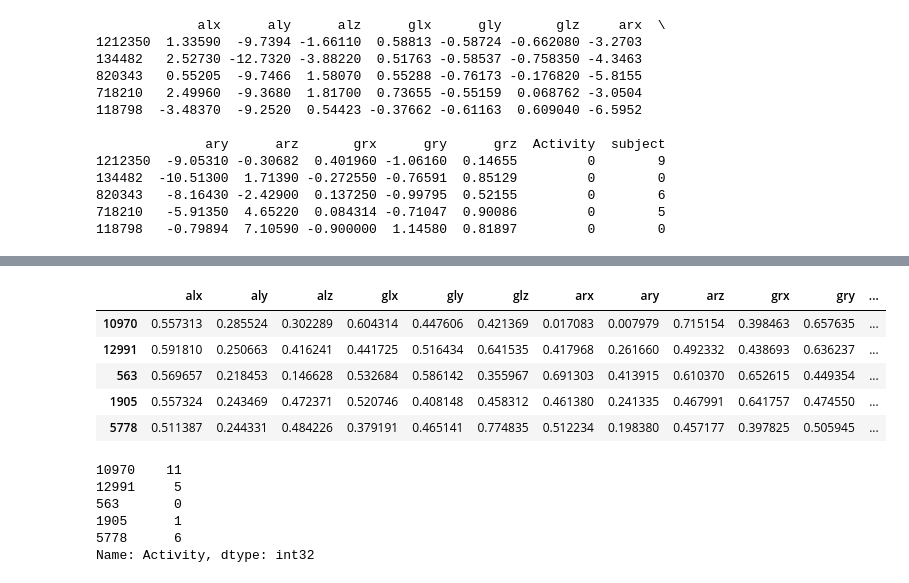
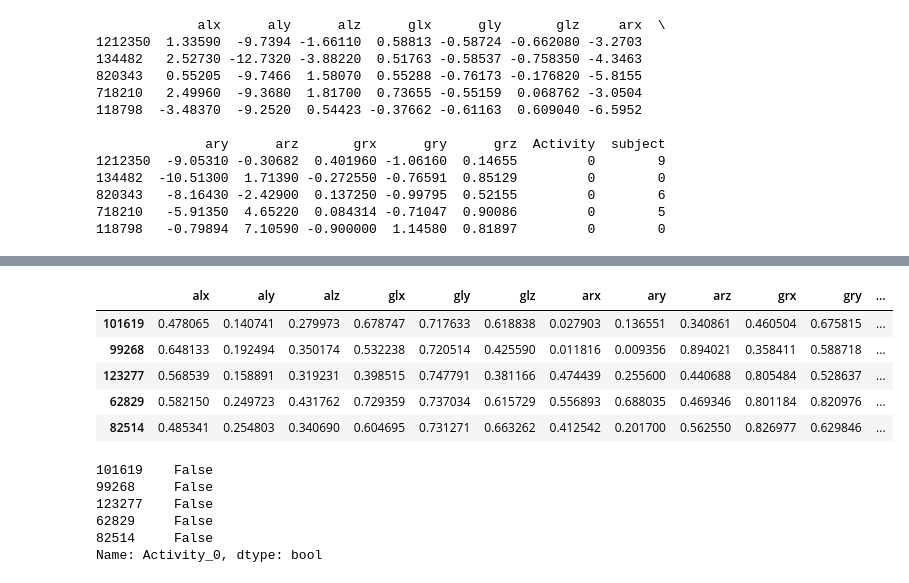
Before and after one commit to timothychu99/CSE151A_Group_Project, a Jupyter notebook: preprocessing.ipynb, the cells around one changed output, grey strips where cells are left out. Cells and saved outputs as stored; diff of their text form; code cells hidden in the pictures.

```diff
--- a/preprocessing.ipynb
+++ b/preprocessing.ipynb
@@ -39,7 +43,7 @@ seed=42
 
 df = pd.DataFrame()
 for i in m_health_data['Activity'].unique():
-    samples = m_health_data[m_health_data['Activity'] == i].sample(random_state=seed, n=1000)
+    samples = m_health_data[m_health_data['Activity'] == i].sample(random_state=seed, n=10000)
     df = pd.concat([df, samples])
 
 # label encoding Subjects by mapping
@@ -116,8 +120,10 @@ print(df_scaled.shape)
 df_scaled[:, 12] = df_scaled[:, 12] * 12
 
 df_scaled = pd.DataFrame(df_scaled, columns = df.columns)
-df_scaled['Activity'] = df_scaled['Activity'].astype(int)
+df_scaled['Activity'] = round(df_scaled['Activity']).astype(int)
 display(df_scaled)
 display(df_scaled.describe())
 display(df_scaled["Activity"].unique())
+
+print(df_scaled["Activity"].value_counts())
 # %% [output]
@@ -178,0 +200,4 @@ sns.heatmap(boo, vmin=-1, vmax=1, center=0, annot=True, cmap= 'RdBu')
+# %%
+# we one-hot encoded the Activity column in order to do Logisitic Regression Model on each Activity
+df_scaled_one_hot= pd.get_dummies(df_scaled, columns=['Activity'])
+print(df_scaled_one_hot.head())
@@ -179,20 +222,29 @@ sns.heatmap(boo, vmin=-1, vmax=1, center=0, annot=True, cmap= 'RdBu')
 # %%
 from sklearn.model_selection import train_test_split
 
-X_train, X_test, y_train, y_test = train_test_split(df_scaled.drop('Activity', axis = 1), df_scaled['Activity'], test_size=0.2, random_state=seed)
+# model for Activity 1
+# one-hot for Activity
+
+li = []
+for i in range(13):
+    li.append('Activity_' + str(i))
+
+# 1/2 is for that activity and 1/2 is not from activity (randomly selected)
+
+X_train, X_test, y_train, y_test = train_test_split(df_scaled_one_hot.drop(li, axis = 1), df_scaled_one_hot['Activity_0'], test_size=0.2, random_state=seed)
 
 display(X_train.head())
 display(y_train.head())
 # %% [output]
 |  | alx | aly | alz | glx | gly | glz | arx | ary | arz | grx | gry | ... |
-| 10970 | 0.557313 | 0.285524 | 0.302289 | 0.604314 | 0.447606 | 0.421369 | 0.017083 | 0.007979 | 0.715154 | 0.398463 | 0.657635 | ... |
-| 12991 | 0.591810 | 0.250663 | 0.416241 | 0.441725 | 0.516434 | 0.641535 | 0.417968 | 0.261660 | 0.492332 | 0.438693 | 0.636237 | ... |
-| 563 | 0.569657 | 0.218453 | 0.146628 | 0.532684 | 0.586142 | 0.355967 | 0.691303 | 0.413915 | 0.610370 | 0.652615 | 0.449354 | ... |
-| 1905 | 0.557324 | 0.243469 | 0.472371 | 0.520746 | 0.408148 | 0.458312 | 0.461380 | 0.241335 | 0.467991 | 0.641757 | 0.474550 | ... |
-| 5778 | 0.511387 | 0.244331 | 0.484226 | 0.379191 | 0.465141 | 0.774835 | 0.512234 | 0.198380 | 0.457177 | 0.397825 | 0.505945 | ... |
+| 101619 | 0.478065 | 0.140741 | 0.279973 | 0.678747 | 0.717633 | 0.618838 | 0.027903 | 0.136551 | 0.340861 | 0.460504 | 0.675815 | ... |
+| 99268 | 0.648133 | 0.192494 | 0.350174 | 0.532238 | 0.720514 | 0.425590 | 0.011816 | 0.009356 | 0.894021 | 0.358411 | 0.588718 | ... |
+| 123277 | 0.568539 | 0.158891 | 0.319231 | 0.398515 | 0.747791 | 0.381166 | 0.474439 | 0.255600 | 0.440688 | 0.805484 | 0.528637 | ... |
+| 62829 | 0.582150 | 0.249723 | 0.431762 | 0.729359 | 0.737034 | 0.615729 | 0.556893 | 0.688035 | 0.469346 | 0.801184 | 0.820976 | ... |
+| 82514 | 0.485341 | 0.254803 | 0.340690 | 0.604695 | 0.731271 | 0.663262 | 0.412542 | 0.201700 | 0.562550 | 0.826977 | 0.629846 | ... |
-10970    11
-12991     5
-563       0
-1905      1
-5778      6
-Name: Activity, dtype: int32
+101619    False
+99268     False
+123277    False
+62829     False
+82514     False
+Name: Activity_0, dtype: bool
```
Also changed, not shown: parts of 12 cells of this notebook.
